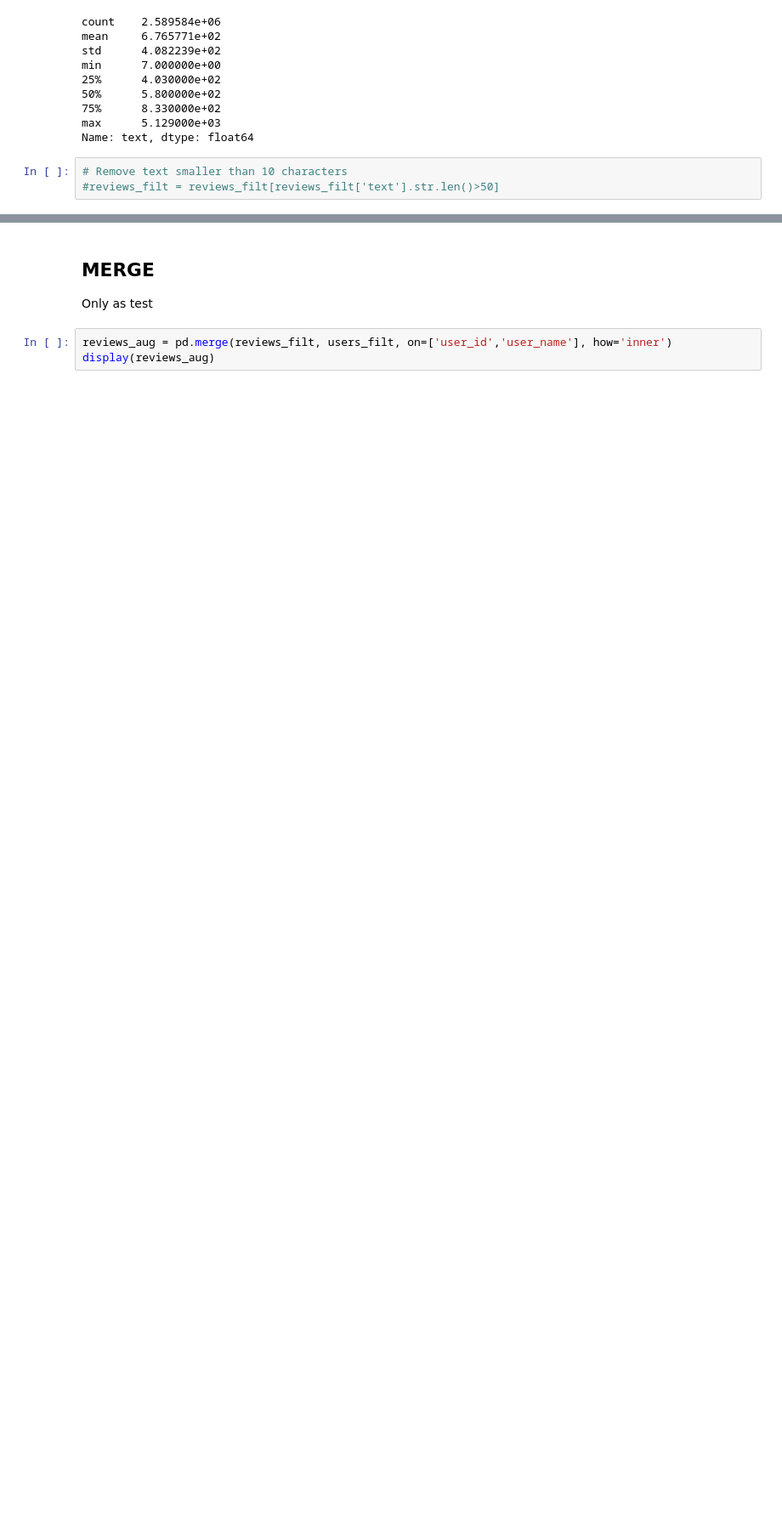
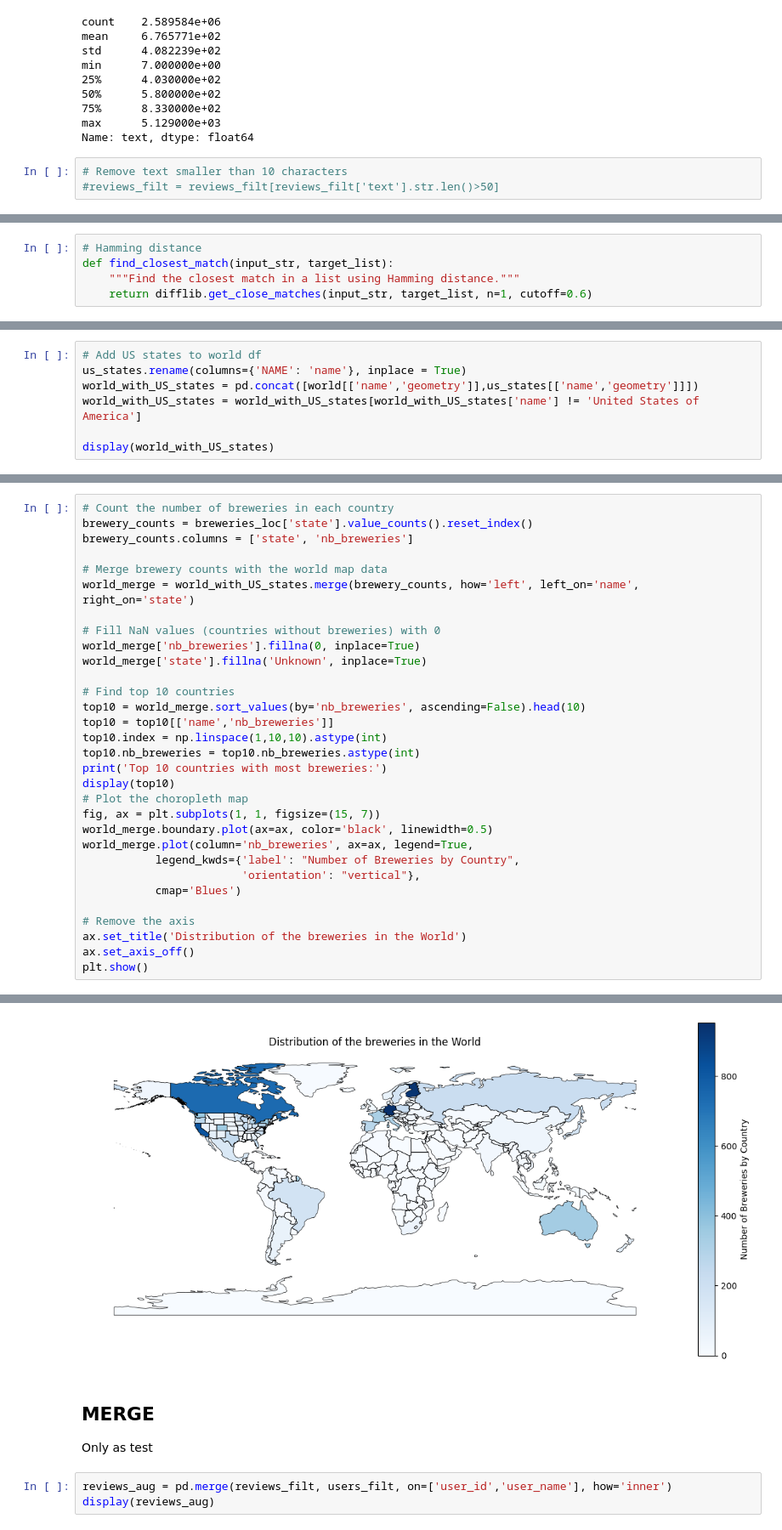
Before and after one commit to epfl-ada/ada-2023-project-todolegax, a Jupyter notebook: data_prepro_BA_Axel_Tom.ipynb, the cells around one changed output, grey strips where cells are left out. Shown at 85% size. Drawn from its saved outputs; the diff is of its cells as text; blank space fills up the shorter version.

```diff
--- a/data_prepro_BA_Axel_Tom.ipynb
+++ b/data_prepro_BA_Axel_Tom.ipynb
@@ -290,0 +298,5 @@ Name: text, dtype: float64
+# %%
+# Hamming distance
+def find_closest_match(input_str, target_list):
+    """Find the closest match in a list using Hamming distance."""
+    return difflib.get_close_matches(input_str, target_list, n=1, cutoff=0.6)
@@ -290,0 +382,7 @@ Name: text, dtype: float64
+# %%
+# Add US states to world df
+us_states.rename(columns={'NAME': 'name'}, inplace = True)
+world_with_US_states = pd.concat([world[['name','geometry']],us_states[['name','geometry']]])
+world_with_US_states = world_with_US_states[world_with_US_states['name'] != 'United States of America']
+
+display(world_with_US_states)
@@ -290,0 +403,32 @@ Name: text, dtype: float64
+# %%
+# Count the number of breweries in each country
+brewery_counts = breweries_loc['state'].value_counts().reset_index()
+brewery_counts.columns = ['state', 'nb_breweries']
+
+# Merge brewery counts with the world map data
+world_merge = world_with_US_states.merge(brewery_counts, how='left', left_on='name', right_on='state')
+
+# Fill NaN values (countries without breweries) with 0
+world_merge['nb_breweries'].fillna(0, inplace=True)
+world_merge['state'].fillna('Unknown', inplace=True)
+
+# Find top 10 countries
+top10 = world_merge.sort_values(by='nb_breweries', ascending=False).head(10)
+top10 = top10[['name','nb_breweries']]
+top10.index = np.linspace(1,10,10).astype(int)
+top10.nb_breweries = top10.nb_breweries.astype(int)
+print('Top 10 countries with most breweries:')
+display(top10)
+# Plot the choropleth map
+fig, ax = plt.subplots(1, 1, figsize=(15, 7))
+world_merge.boundary.plot(ax=ax, color='black', linewidth=0.5)
+world_merge.plot(column='nb_breweries', ax=ax, legend=True,
+           legend_kwds={'label': "Number of Breweries by Country",
+                        'orientation': "vertical"},
+           cmap='Blues')
+
+# Remove the axis
+ax.set_title('Distribution of the breweries in the World')
+ax.set_axis_off()
+plt.show()
+# %% [output]
@@ -291,3 +447,4 @@ Name: text, dtype: float64
+[figure, added]
 # %% [markdown]
 ## MERGE
 
```
Also changed, not shown: parts of 9 cells of this notebook, 1 other file.
